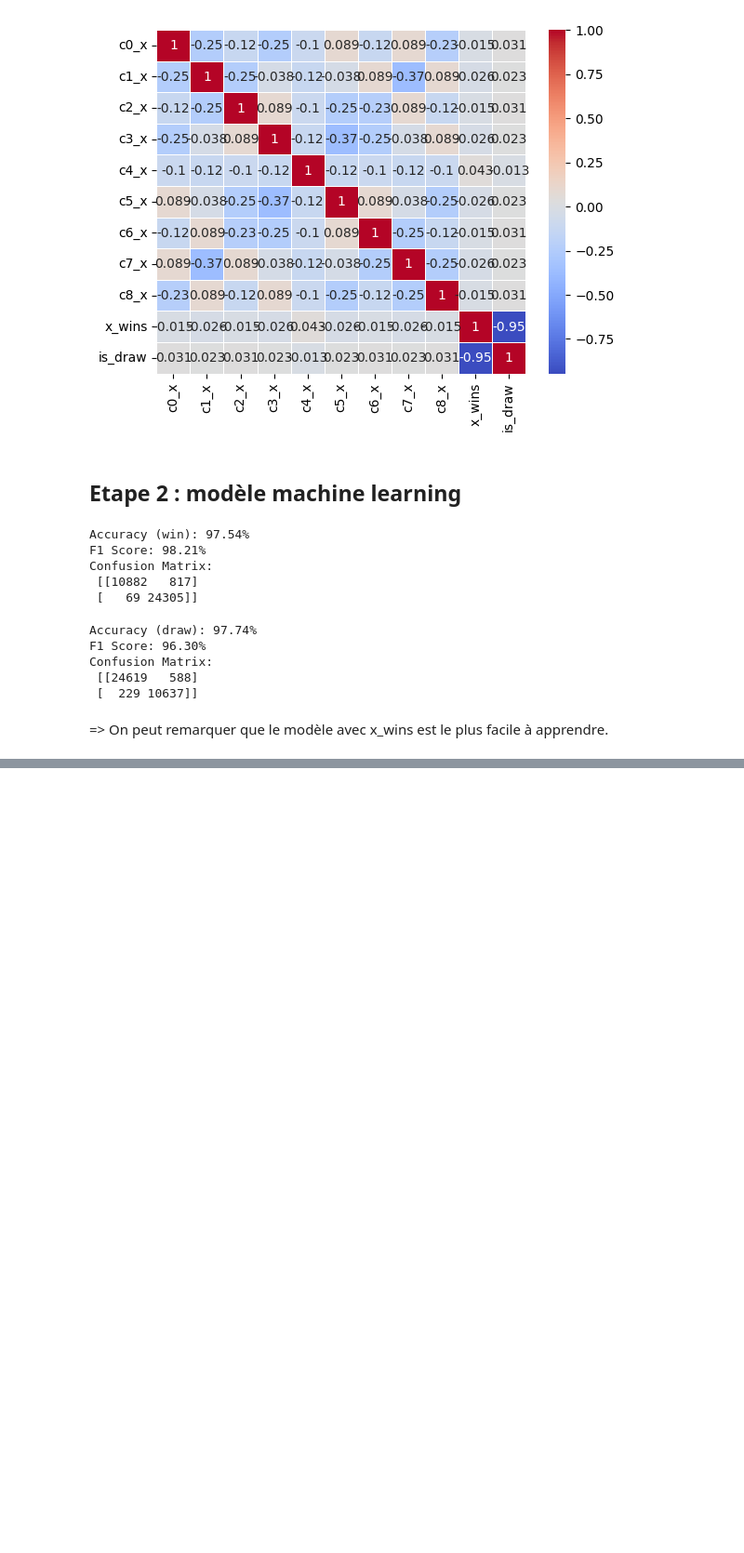
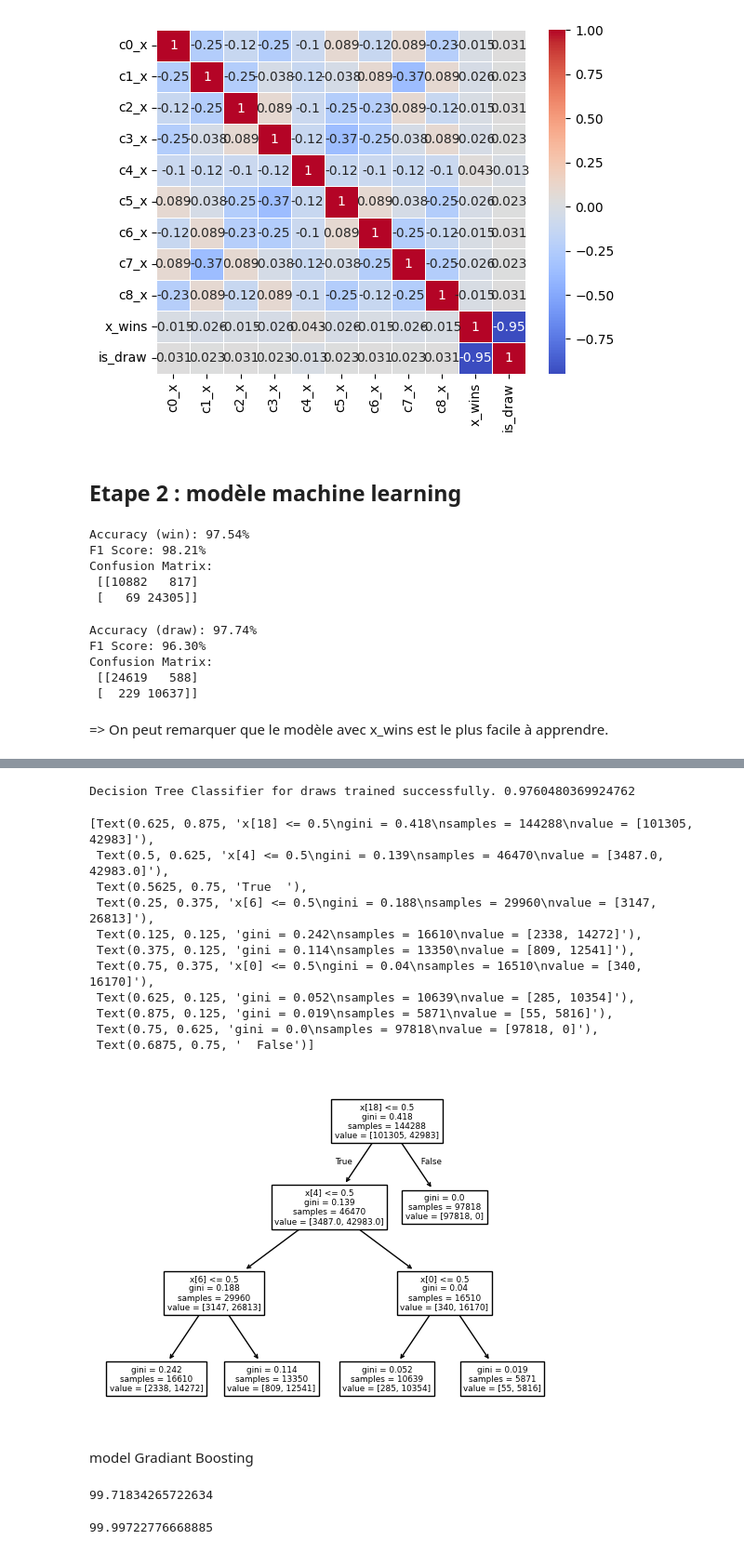
Before and after one commit to incognito-group/ml-exam-m1, a Jupyter notebook: eda.ipynb, the cells around one changed output, grey strips where cells are left out. Shown at 93% size. Cells and saved outputs as stored; diff of their text form; code cells hidden in the pictures; blank space fills up the shorter version.

Commit message:
update gradiant

```diff
--- a/eda.ipynb
+++ b/eda.ipynb
@@ -127,0 +151,21 @@ Confusion Matrix:
+# %%
+clfd = clf.fit(Xd_train, Yd_train)
+
+print("Decision Tree Classifier for draws trained successfully.", clfd.score(Xd, Yd))
+tree.plot_tree(clfd)
+# %% [output]
+Decision Tree Classifier for draws trained successfully. 0.9760480369924762
+[Text(0.625, 0.875, 'x[18] <= 0.5\ngini = 0.418\nsamples = 144288\nvalue = [101305, 42983]'),
+ Text(0.5, 0.625, 'x[4] <= 0.5\ngini = 0.139\nsamples = 46470\nvalue = [3487.0, 42983.0]'),
+ Text(0.5625, 0.75, 'True  '),
+ Text(0.25, 0.375, 'x[6] <= 0.5\ngini = 0.188\nsamples = 29960\nvalue = [3147, 26813]'),
+ Text(0.125, 0.125, 'gini = 0.242\nsamples = 16610\nvalue = [2338, 14272]'),
+ Text(0.375, 0.125, 'gini = 0.114\nsamples = 13350\nvalue = [809, 12541]'),
+ Text(0.75, 0.375, 'x[0] <= 0.5\ngini = 0.04\nsamples = 16510\nvalue = [340, 16170]'),
+ Text(0.625, 0.125, 'gini = 0.052\nsamples = 10639\nvalue = [285, 10354]'),
+ Text(0.875, 0.125, 'gini = 0.019\nsamples = 5871\nvalue = [55, 5816]'),
+ Text(0.75, 0.625, 'gini = 0.0\nsamples = 97818\nvalue = [97818, 0]'),
+ Text(0.6875, 0.75, '  False')]
+[figure, added]
+# %% [markdown]
+model Gradiant Boosting
@@ -127,0 +174,12 @@ Confusion Matrix:
+# %%
+clf1 = HistGradientBoostingClassifier()
+clf1.fit(X_train,Y_train)
+print(clf1.score(X_train,Y_train)*100)
+# %% [output]
+99.71834265722634
+# %%
+clf2 = HistGradientBoostingClassifier()
+clf2.fit(Xd_train,Yd_train)
+print(clf2.score(Xd_train,Yd_train)*100)
+# %% [output]
+99.99722776668885
```
Also changed, not shown: parts of 3 cells of this notebook.
